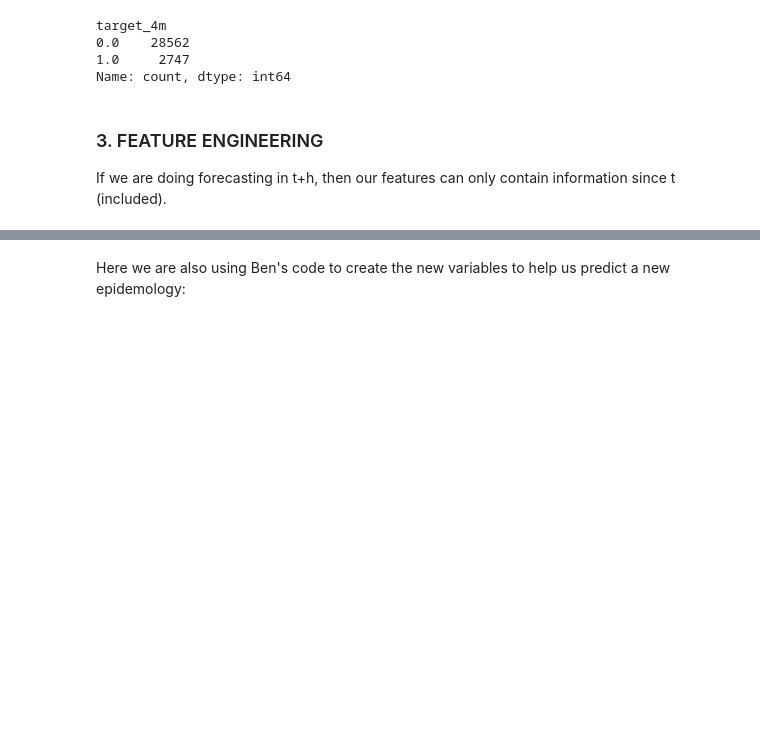
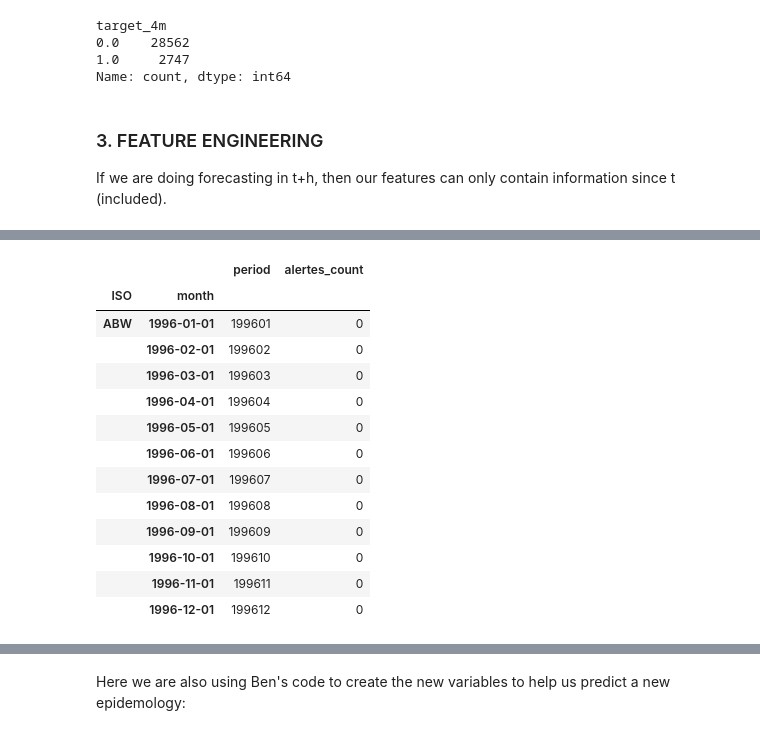
Before and after one commit to ericGutierrezM/forecasting_epidemics, a Jupyter notebook: pipeline.ipynb, the cells around one changed output, grey strips where cells are left out. Drawn from its saved outputs; the diff is of its cells as text; code cells hidden in the pictures; blank space fills up the shorter version.

```diff
--- a/pipeline.ipynb
+++ b/pipeline.ipynb
@@ -545,3 +628,21 @@ text.head(12)
 |  | 2010-10-01 | 201010 | 0.016045 | 0.032871 | 0.162626 | 0.032868 | 0.057765 | ... |
 |  | 2010-11-01 | 201011 | 0.016947 | 0.032475 | 0.156862 | 0.033007 | 0.060408 | ... |
 |  | 2010-12-01 | 201012 | 0.015996 | 0.033234 | 0.157907 | 0.031357 | 0.057428 | ... |
+# %%
+don = pd.read_csv("data/don.csv", index_col=[0,1])
+don.head(12)
+# %% [output]
+|  |  | period | alertes_count |
+| ISO | month |  |  |
+| ABW | 1996-01-01 | 199601 | 0 |
+|  | 1996-02-01 | 199602 | 0 |
+|  | 1996-03-01 | 199603 | 0 |
+|  | 1996-04-01 | 199604 | 0 |
+|  | 1996-05-01 | 199605 | 0 |
+|  | 1996-06-01 | 199606 | 0 |
+|  | 1996-07-01 | 199607 | 0 |
+|  | 1996-08-01 | 199608 | 0 |
+|  | 1996-09-01 | 199609 | 0 |
+|  | 1996-10-01 | 199610 | 0 |
+|  | 1996-11-01 | 199611 | 0 |
+|  | 1996-12-01 | 199612 | 0 |
```
Also changed, not shown: parts of 16 cells of this notebook, 2 other files.
